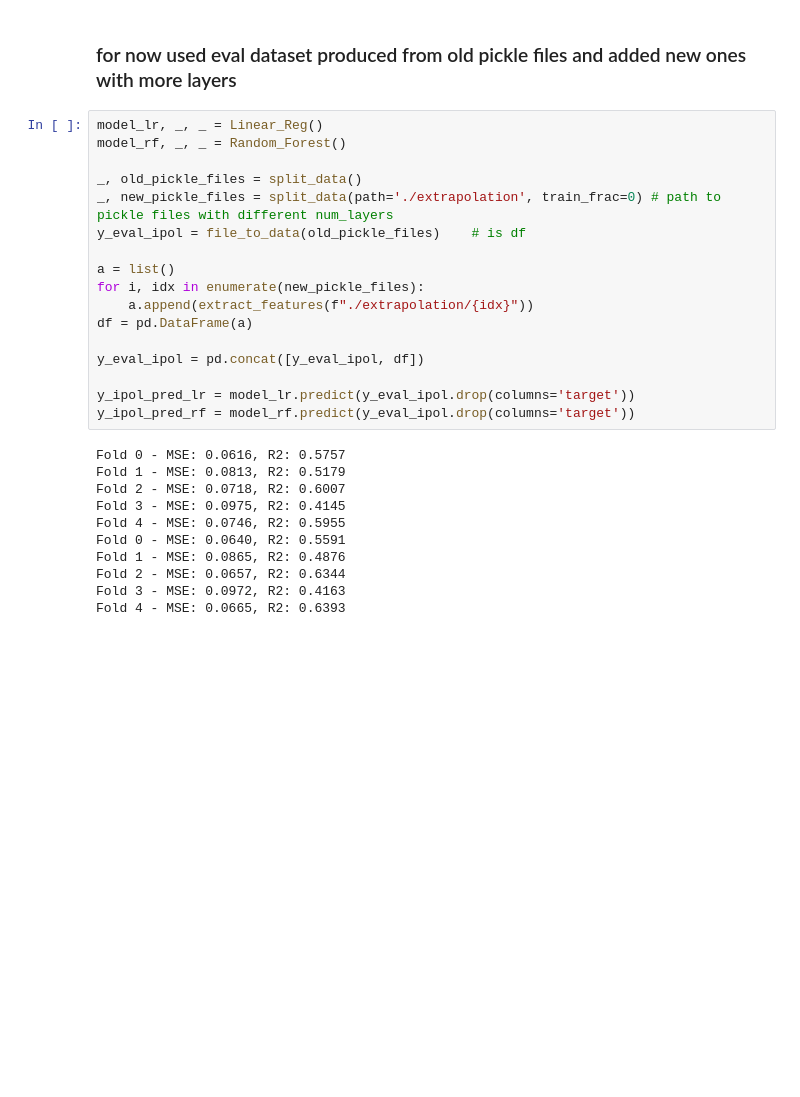
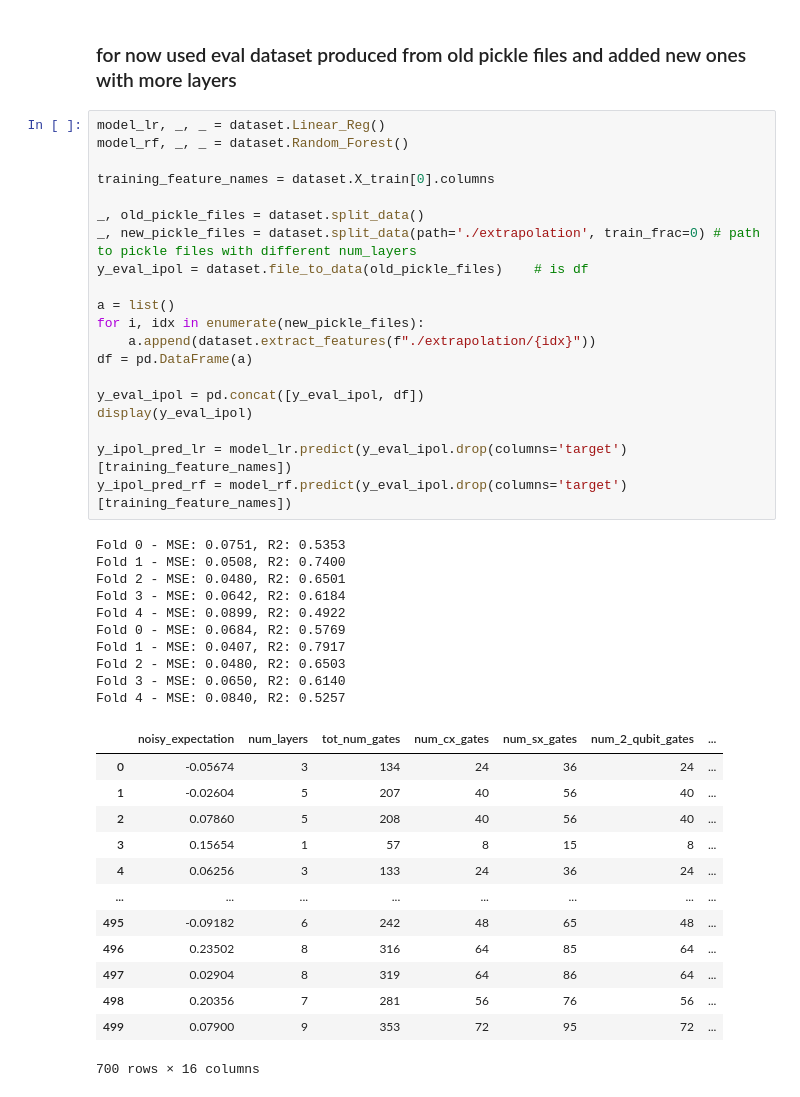
Before and after one commit to prachisharma21/ML_4_QEM, a Jupyter notebook: interpolation.ipynb, the cells around one changed output. Cells and saved outputs as stored; diff of their text form; blank space fills up the shorter version.

```diff
--- a/interpolation.ipynb
+++ b/interpolation.ipynb
@@ -44,33 +32,49 @@ Evaluation of best model - MSE: 0.0821, R2: 0.4472
 # %% [markdown]
 ### for now used eval dataset produced from old pickle files and added new ones with more layers
 # %%
-model_lr, _, _ = Linear_Reg()
-model_rf, _, _ = Random_Forest()
+model_lr, _, _ = dataset.Linear_Reg()
+model_rf, _, _ = dataset.Random_Forest()
 
-_, old_pickle_files = split_data()
-_, new_pickle_files = split_data(path='./extrapolation', train_frac=0) # path to pickle files with different num_layers
-y_eval_ipol = file_to_data(old_pickle_files)    # is df
+training_feature_names = dataset.X_train[0].columns
+
+_, old_pickle_files = dataset.split_data()
+_, new_pickle_files = dataset.split_data(path='./extrapolation', train_frac=0) # path to pickle files with different num_layers
+y_eval_ipol = dataset.file_to_data(old_pickle_files)    # is df
 
 a = list()
 for i, idx in enumerate(new_pickle_files):
-    a.append(extract_features(f"./extrapolation/{idx}"))
+    a.append(dataset.extract_features(f"./extrapolation/{idx}"))
 df = pd.DataFrame(a)
 
 y_eval_ipol = pd.concat([y_eval_ipol, df])
+display(y_eval_ipol)
 
-y_ipol_pred_lr = model_lr.predict(y_eval_ipol.drop(columns='target'))
-y_ipol_pred_rf = model_rf.predict(y_eval_ipol.drop(columns='target'))
+y_ipol_pred_lr = model_lr.predict(y_eval_ipol.drop(columns='target')[training_feature_names])
+y_ipol_pred_rf = model_rf.predict(y_eval_ipol.drop(columns='target')[training_feature_names])
 # %% [output]
-Fold 0 - MSE: 0.0616, R2: 0.5757
-Fold 1 - MSE: 0.0813, R2: 0.5179
-Fold 2 - MSE: 0.0718, R2: 0.6007
-Fold 3 - MSE: 0.0975, R2: 0.4145
-Fold 4 - MSE: 0.0746, R2: 0.5955
-Fold 0 - MSE: 0.0640, R2: 0.5591
-Fold 1 - MSE: 0.0865, R2: 0.4876
-Fold 2 - MSE: 0.0657, R2: 0.6344
-Fold 3 - MSE: 0.0972, R2: 0.4163
-Fold 4 - MSE: 0.0665, R2: 0.6393
+Fold 0 - MSE: 0.0751, R2: 0.5353
+Fold 1 - MSE: 0.0508, R2: 0.7400
+Fold 2 - MSE: 0.0480, R2: 0.6501
+Fold 3 - MSE: 0.0642, R2: 0.6184
+Fold 4 - MSE: 0.0899, R2: 0.4922
+Fold 0 - MSE: 0.0684, R2: 0.5769
+Fold 1 - MSE: 0.0407, R2: 0.7917
+Fold 2 - MSE: 0.0480, R2: 0.6503
+Fold 3 - MSE: 0.0650, R2: 0.6140
+Fold 4 - MSE: 0.0840, R2: 0.5257
+|  | noisy_expectation | num_layers | tot_num_gates | num_cx_gates | num_sx_gates | num_2_qubit_gates | ... |
+| 0 | -0.05674 | 3 | 134 | 24 | 36 | 24 | ... |
+| 1 | -0.02604 | 5 | 207 | 40 | 56 | 40 | ... |
+| 2 | 0.07860 | 5 | 208 | 40 | 56 | 40 | ... |
+| 3 | 0.15654 | 1 | 57 | 8 | 15 | 8 | ... |
+| 4 | 0.06256 | 3 | 133 | 24 | 36 | 24 | ... |
+| ... | ... | ... | ... | ... | ... | ... | ... |
+| 495 | -0.09182 | 6 | 242 | 48 | 65 | 48 | ... |
+| 496 | 0.23502 | 8 | 316 | 64 | 85 | 64 | ... |
+| 497 | 0.02904 | 8 | 319 | 64 | 86 | 64 | ... |
+| 498 | 0.20356 | 7 | 281 | 56 | 76 | 56 | ... |
+| 499 | 0.07900 | 9 | 353 | 72 | 95 | 72 | ... |
+700 rows × 16 columns
 # %%
 error_arr_unmi = []
 error_arr_lr = []
```
Also changed, not shown: parts of 3 cells of this notebook, 1 other file.
